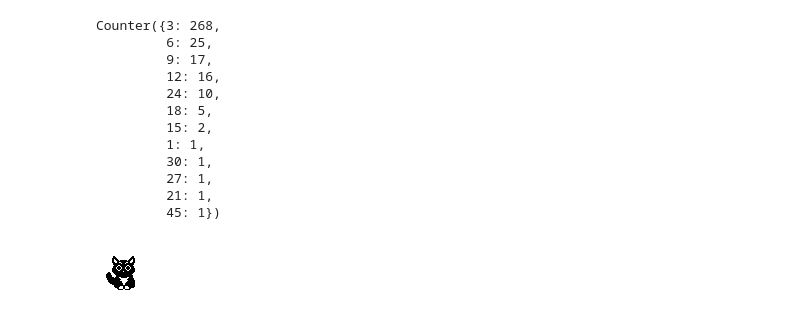
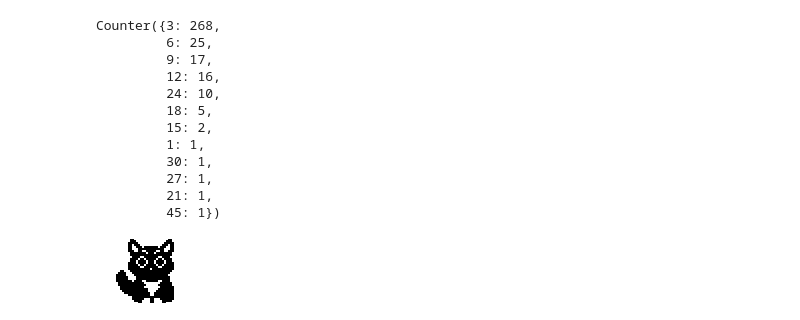
Before and after one commit to PaulKlinger/CATreus, a Jupyter notebook: anim/convert.ipynb, the cells around one changed output. Cells and saved outputs as stored; diff of their text form; code cells hidden in the pictures.

```diff
--- a/anim/convert.ipynb
+++ b/anim/convert.ipynb
@@ -91,7 +103,9 @@ Counter({3: 268,
          45: 1})
 # %%
 frame_counts = [max(1, x // 3) for x in frame_counts]
+# %%
+upscaled_frames = [f.repeat(2, axis=0).repeat(2, axis=1)[35:-29,:] for f in frames]
 # %%
-Image.fromarray(frames[141])
+Image.fromarray(upscaled_frames[141])
 # %% [output]
-[figure, old version]
+[figure, new version]
```
Also changed, not shown: parts of 21 cells of this notebook, 9 other files.
